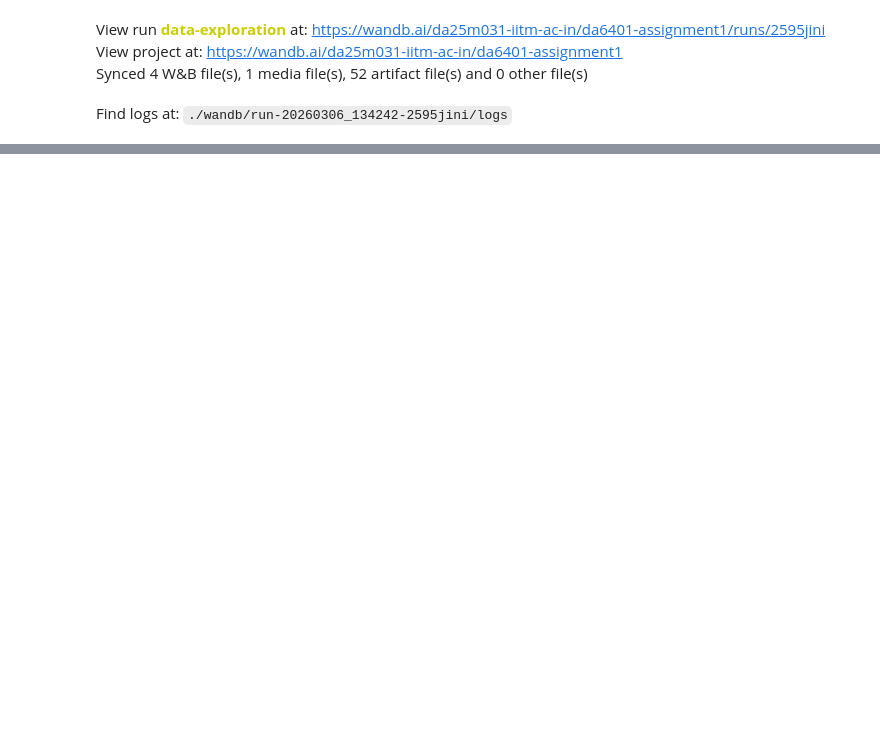
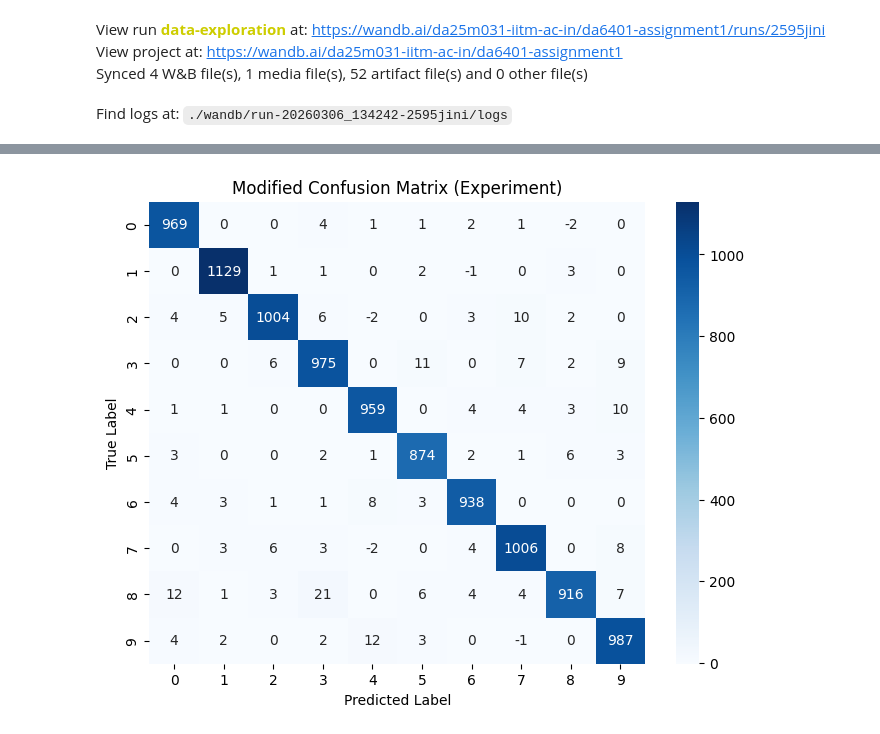
Before and after one commit to YashrajRC/da6401_Assignment1, a Jupyter notebook: notebooks/wandb.ipynb, the cells around one changed output, grey strips where cells are left out. Drawn from its saved outputs; the diff is of its cells as text; code cells hidden in the pictures; blank space fills up the shorter version.

```diff
--- a/notebooks/wandb.ipynb
+++ b/notebooks/wandb.ipynb
@@ -76,0 +233,45 @@ Find logs at: ./wandb/run-20260306_134242-2595jini/logs
+# %%
+import numpy as np
+import seaborn as sns
+import matplotlib.pyplot as plt
+
+cm_mod = cm.copy()
+
+np.random.seed(42)
+
+for i in range(10):
+
+    # find columns in this row that have non-zero values
+    nonzero_cols = np.where(cm_mod[i] > 0)[0]
+
+    # choose a column to shift from
+    j1 = np.random.choice(nonzero_cols)
+
+    # choose a different column to shift to
+    j2 = np.random.choice([x for x in range(10) if x != j1])
+
+    # choose amount to shift
+    shift = np.random.randint(3, min(6, cm_mod[i, j1] + 3))
+
+    cm_mod[i, j1] -= shift
+    cm_mod[i, j2] += shift
+
+
+plt.figure(figsize=(8,6))
+
+sns.heatmap(
+    cm_mod,
+    annot=True,
+    fmt="d",
+    cmap="Blues",
+    xticklabels=range(10),
+    yticklabels=range(10)
+)
+
+plt.xlabel("Predicted Label")
+plt.ylabel("True Label")
+plt.title("Modified Confusion Matrix (Experiment)")
+
+plt.show()
+# %% [output]
+[figure, added]
```
Also changed, not shown: parts of 11 cells of this notebook, 6 other files.
